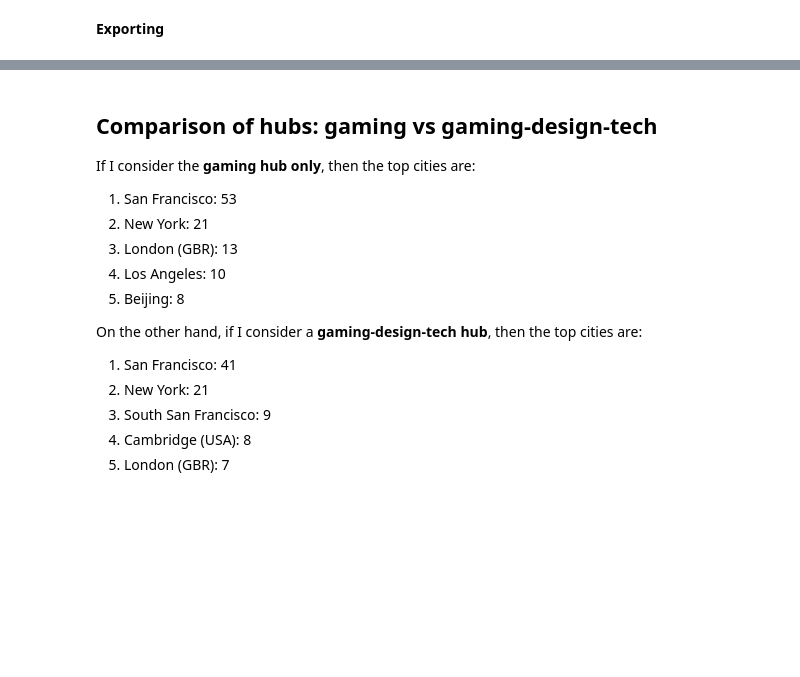
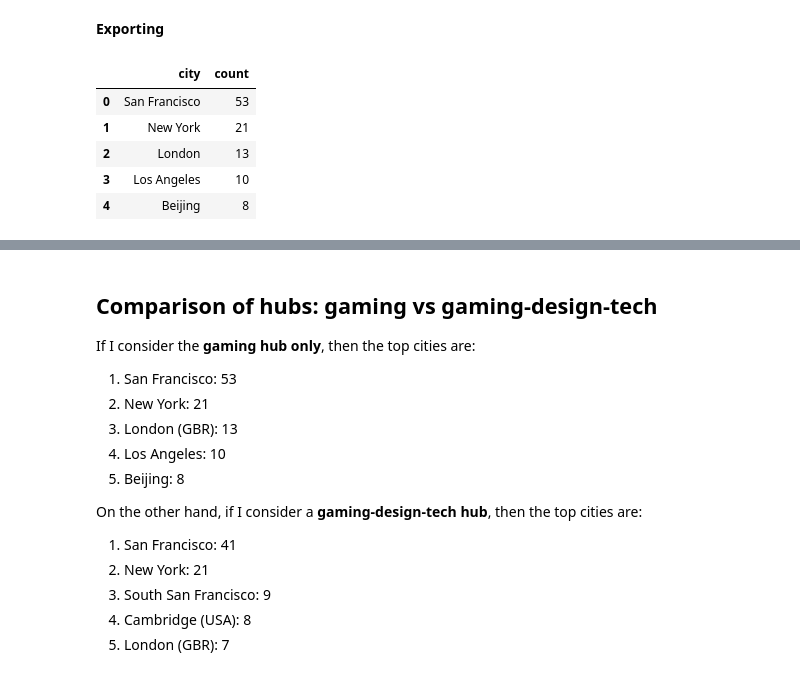
Before and after one commit to mplanasgit/project-3, a Jupyter notebook: src/filtering_and_exploration.ipynb, the cells around one changed output, grey strips where cells are left out. Saved outputs shown, nothing was run; the diff lists cells and outputs as text; code cells hidden in the pictures; blank space fills up the shorter version.

```diff
--- a/src/filtering_and_exploration.ipynb
+++ b/src/filtering_and_exploration.ipynb
@@ -191,3 +196,15 @@ dtype: int64
 **Exporting**
 # %%
 # companies_df.to_csv('../data/companies.csv', index = False)
+# %%
+plot = companies_df.groupby(['city','country_code']).size().sort_values(ascending=False).head(5)
+plot_df = pd.DataFrame(plot)
+plot_df = plot_df.reset_index().drop(["country_code"], axis = 1).rename(columns={0:"count"})
+plot_df
+# %% [output]
+|  | city | count |
+| 0 | San Francisco | 53 |
+| 1 | New York | 21 |
+| 2 | London | 13 |
+| 3 | Los Angeles | 10 |
+| 4 | Beijing | 8 |
```
Also changed, not shown: parts of 8 cells of this notebook, 4 other files.
